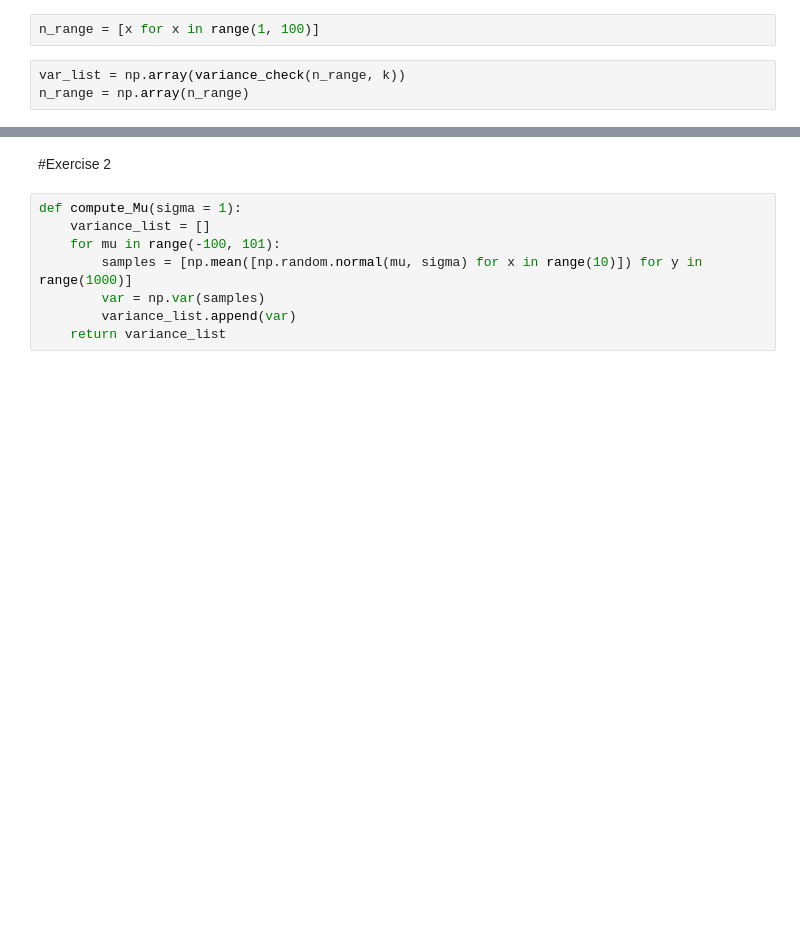
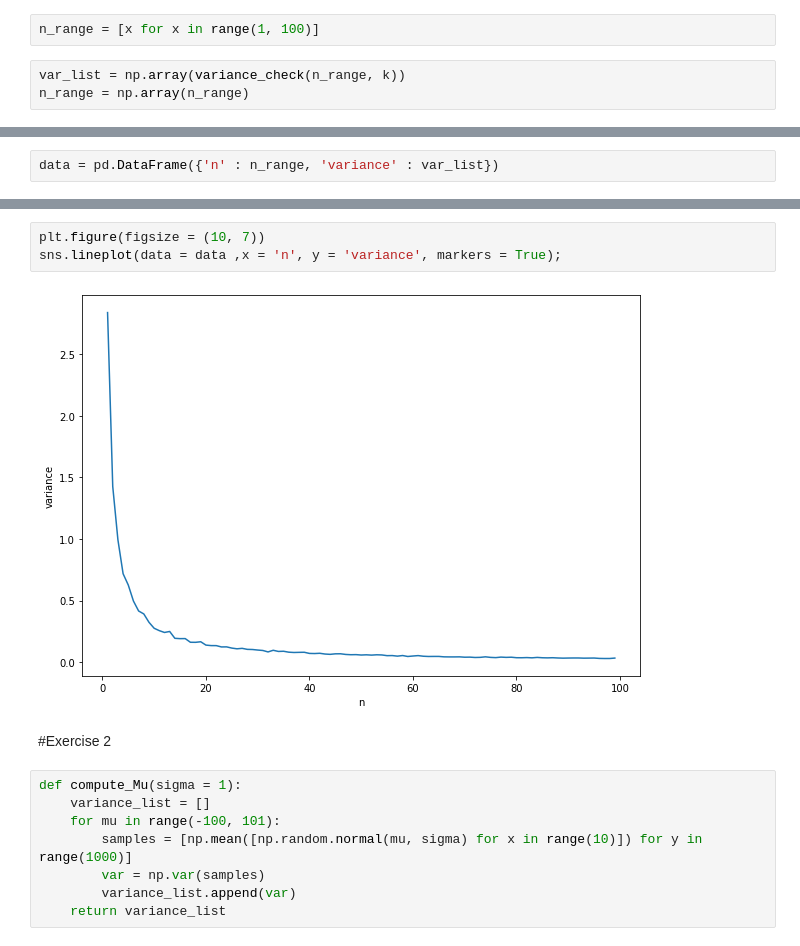
Before and after one commit to ShrayankM/Foundations-OF-DataScience-Assignments, a Jupyter notebook: Week - 18 Description of sample statics/W18_Demos.ipynb, the cells around one changed output, grey strips where cells are left out. Drawn from its saved outputs; the diff is of its cells as text; blank space fills up the shorter version.

```diff
--- a/Week - 18 Description of sample statics/W18_Demos.ipynb
+++ b/Week - 18 Description of sample statics/W18_Demos.ipynb
@@ -43,0 +70,2 @@ fig.show()
+# %%
+data = pd.DataFrame({'n' : n_range, 'variance' : var_list})
@@ -44,3 +81,8 @@ fig.show()
+# %%
+plt.figure(figsize = (10, 7))
+sns.lineplot(data = data ,x = 'n', y = 'variance', markers = True);
+# %% [output]
+[figure, added]
 # %% [markdown]
 #Exercise 2
 # %%
```
Also changed, not shown: parts of 10 cells of this notebook.
